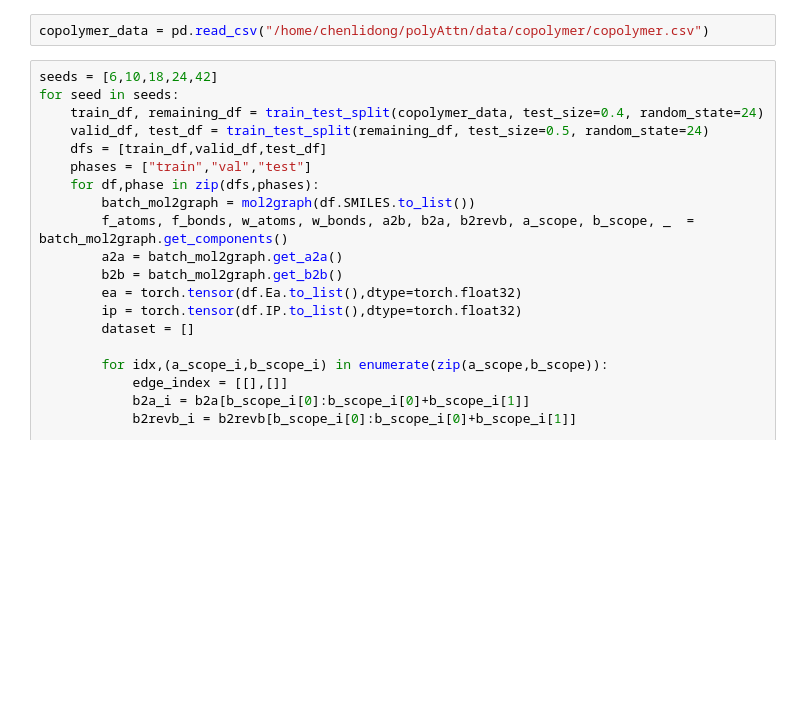
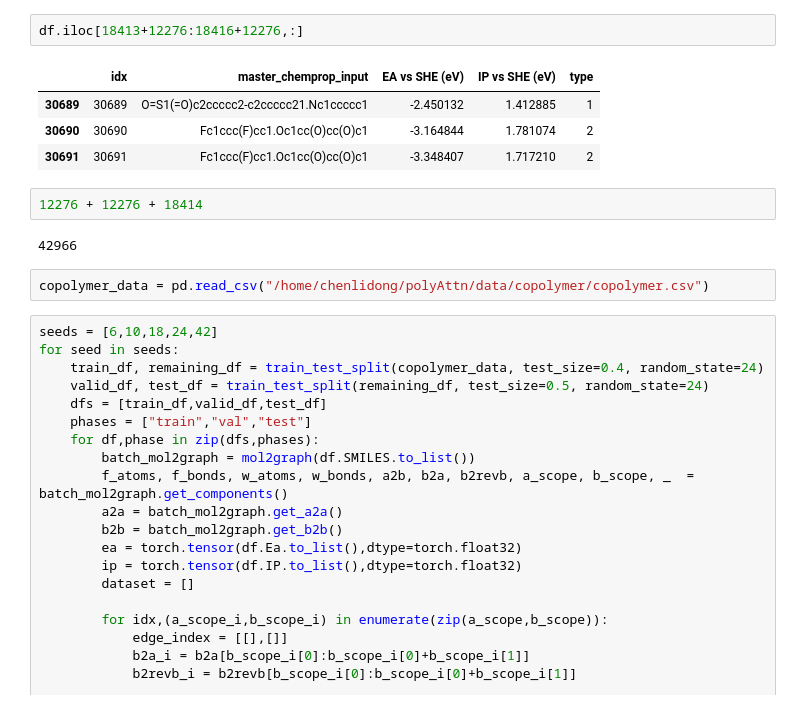
Before and after one commit to Don12138/polyAttn, a Jupyter notebook: notebooks/preprocess.ipynb, the cells around one changed output. Saved outputs shown, nothing was run; the diff lists cells and outputs as text; blank space fills up the shorter version.

```diff
--- a/notebooks/preprocess.ipynb
+++ b/notebooks/preprocess.ipynb
@@ -12,3 +30,14 @@ from torch_geometric.data import Dataset, download_url, Data
+# %%
+df.iloc[18413+12276:18416+12276,:]
+# %% [output]
+|  | idx | master_chemprop_input | EA vs SHE (eV) | IP vs SHE (eV) | type |
+| 30689 | 30689 | O=S1(=O)c2ccccc2-c2ccccc21.Nc1ccccc1 | -2.450132 | 1.412885 | 1 |
+| 30690 | 30690 | Fc1ccc(F)cc1.Oc1cc(O)cc(O)c1 | -3.164844 | 1.781074 | 2 |
+| 30691 | 30691 | Fc1ccc(F)cc1.Oc1cc(O)cc(O)c1 | -3.348407 | 1.717210 | 2 |
+# %%
+12276 + 12276 + 18414
+# %% [output]
+42966
 # %%
 copolymer_data = pd.read_csv("/home/chenlidong/polyAttn/data/copolymer/copolymer.csv")
 # %%
```
Also changed, not shown: parts of 16 cells of this notebook, 53 other files.
